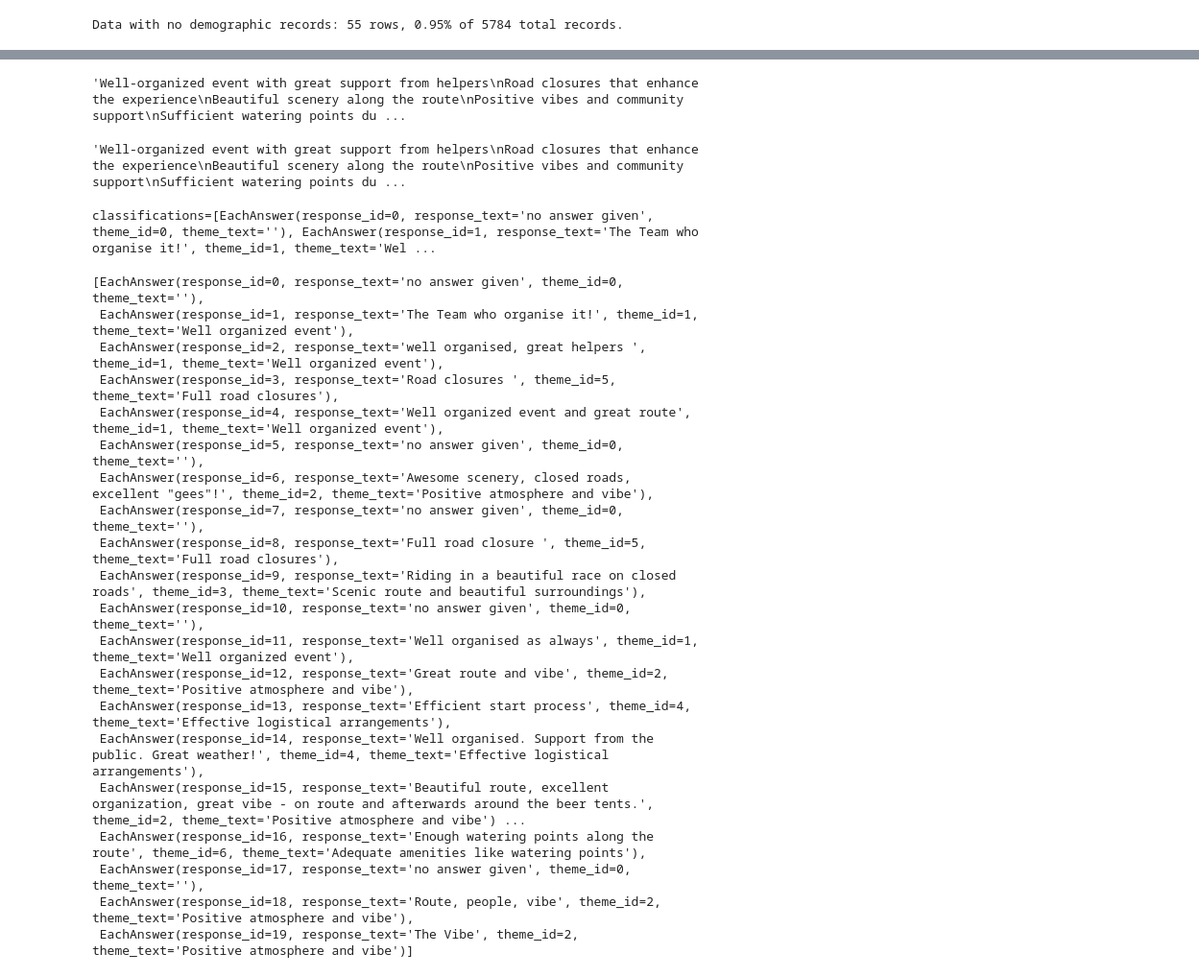
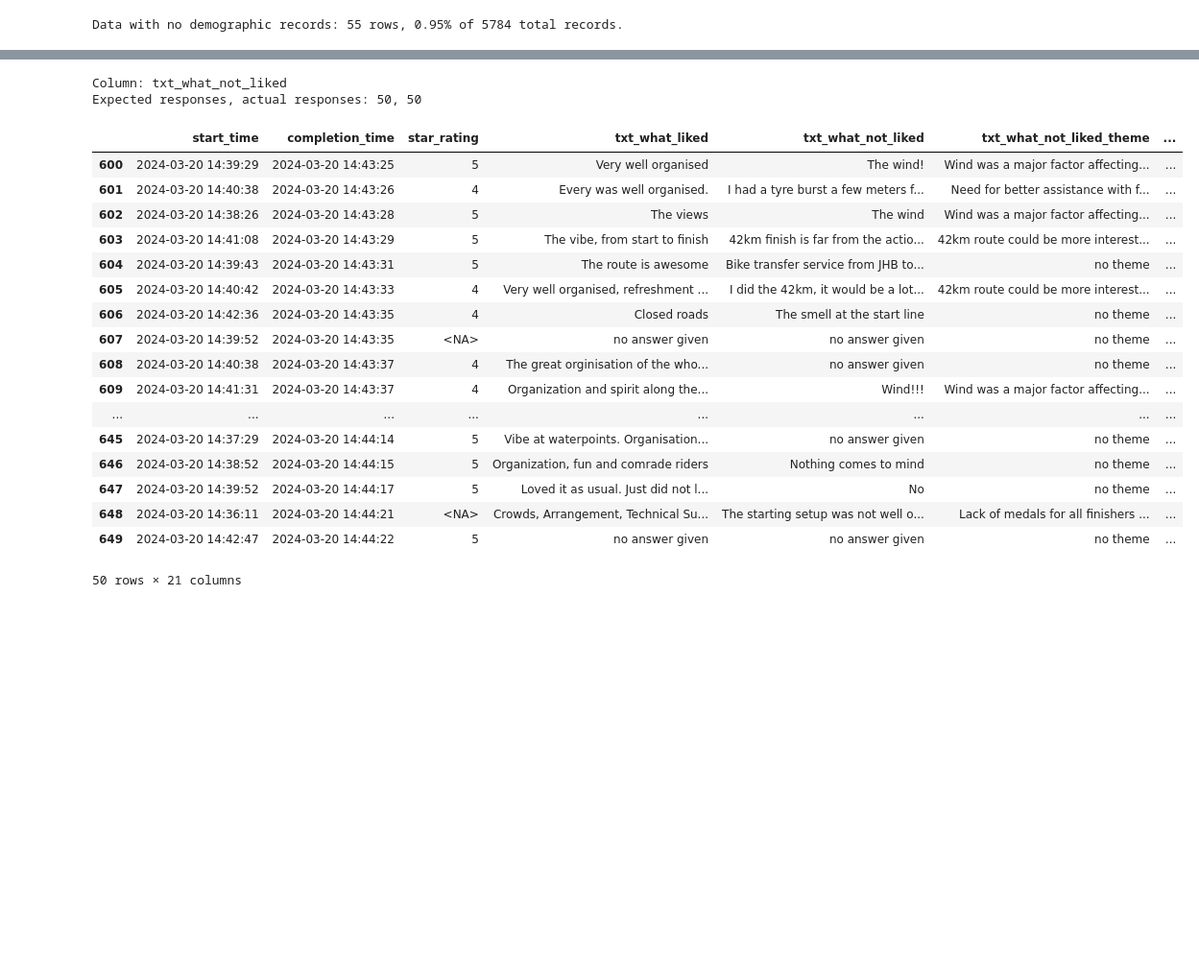
Before and after one commit to matthpau/Cycling-South-Africa, a Jupyter notebook: cycling_za.ipynb, the cells around one changed output, grey strips where cells are left out. Shown: that part at 96% size. Cells and saved outputs as stored; diff of their text form; code cells hidden in the pictures; blank space fills up the shorter version.

```diff
--- a/cycling_za.ipynb
+++ b/cycling_za.ipynb
@@ -5,5 +5,7 @@ import os
 from dotenv import load_dotenv
 import json
 from pydantic import BaseModel
+# %%
+CHAT_GPT_MODEL = "gpt-4o-mini"
 # %%
 from os.path import expanduser
@@ -143,13 +125,13 @@ def summarize_gpt(responses):
             {
                 "role": "user",
                 "content": f"""The following is a list of responses to a single question in a market research survey.
-                Create an overall list of themes extracted from all answers. There should be at most 7 themes. Each theme should be a maximum of 20 words.
+                Create an overall list of themes extracted from all answers. There shoud be at most 12 themes, and they should have mninimal overlap. Each theme should be a maximum of 20 words.
                 Here are the responses{responses}""",
             },
         ]
 
     completion   = client.beta.chat.completions.parse(
-        model="gpt-4o-mini",  # Specify the model you want to use
+        model=CHAT_GPT_MODEL,
         messages=messages,
         response_format=AllThemes,
     )
@@ -185,13 +167,15 @@ def theme_matching(themes, responses):
                 "content": f"""I will give you the responses used to generate the themes.
         For each response, I want you to identify which one of the themes most closely represents the response.
         For each response, return the index of the response, the response text, the index and text of the most representative theme.
-        However, if the response text is {no_answer_text}, there will be no theme. Return 0 as the theme index and leave the theme text empty.
+        However, if the response text is {no_answer_text}, there will be no theme. Return 0 as the theme index and give the theme as 'no theme'.
+        It is critically important that there be as many classifications in the output as there are responses in the input.
         Here are the responses {responses}:""",
             },
         ]
 
     completion = client.beta.chat.completions.parse(
-        model="gpt-4o-mini-2024-07-18",
+        model=CHAT_GPT_MODEL,
+        #model="gpt-4o-mini-2024-07-18",
         messages=messages,
         response_format=AllAnswers,
     )
@@ -233,38 +265,30 @@ output.themes
-# %%
-themes_for_input = "\n".join([theme.theme_text for theme in output.themes])
-themes_for_input
-# %% [output]
-'Well-organized event with great support from helpers\nRoad closures that enhance the experience\nBeautiful scenery along the route\nPositive vibes and community support\nSufficient watering points du ...
-# %%
-temp_themes_for_input = themes_for_input
-temp_themes_for_input
-# %% [output]
-'Well-organized event with great support from helpers\nRoad closures that enhance the experience\nBeautiful scenery along the route\nPositive vibes and community support\nSufficient watering points du ...
-# %%
-response = theme_matching(temp_themes_for_input, answers_list)
-response.classifications
-# %% [output]
-classifications=[EachAnswer(response_id=0, response_text='no answer given', theme_id=0, theme_text=''), EachAnswer(response_id=1, response_text='The Team who organise it!', theme_id=1, theme_text='Wel ...
-# %%
-response.classifications
-# %% [output]
-[EachAnswer(response_id=0, response_text='no answer given', theme_id=0, theme_text=''),
- EachAnswer(response_id=1, response_text='The Team who organise it!', theme_id=1, theme_text='Well organized event'),
- EachAnswer(response_id=2, response_text='well organised, great helpers ', theme_id=1, theme_text='Well organized event'),
- EachAnswer(response_id=3, response_text='Road closures ', theme_id=5, theme_text='Full road closures'),
- EachAnswer(response_id=4, response_text='Well organized event and great route', theme_id=1, theme_text='Well organized event'),
- EachAnswer(response_id=5, response_text='no answer given', theme_id=0, theme_text=''),
- EachAnswer(response_id=6, response_text='Awesome scenery, closed roads, excellent "gees"!', theme_id=2, theme_text='Positive atmosphere and vibe'),
- EachAnswer(response_id=7, response_text='no answer given', theme_id=0, theme_text=''),
- EachAnswer(response_id=8, response_text='Full road closure ', theme_id=5, theme_text='Full road closures'),
- EachAnswer(response_id=9, response_text='Riding in a beautiful race on closed roads', theme_id=3, theme_text='Scenic route and beautiful surroundings'),
- EachAnswer(response_id=10, response_text='no answer given', theme_id=0, theme_text=''),
- EachAnswer(response_id=11, response_text='Well organised as always', theme_id=1, theme_text='Well organized event'),
- EachAnswer(response_id=12, response_text='Great route and vibe', theme_id=2, theme_text='Positive atmosphere and vibe'),
- EachAnswer(response_id=13, response_text='Efficient start process', theme_id=4, theme_text='Effective logistical arrangements'),
- EachAnswer(response_id=14, response_text='Well organised. Support from the public. Great weather!', theme_id=4, theme_text='Effective logistical arrangements'),
- EachAnswer(response_id=15, response_text='Beautiful route, excellent organization, great vibe - on route and afterwards around the beer tents.', theme_id=2, theme_text='Positive atmosphere and vibe') ...
- EachAnswer(response_id=16, response_text='Enough watering points along the route', theme_id=6, theme_text='Adequate amenities like watering points'),
- EachAnswer(response_id=17, response_text='no answer given', theme_id=0, theme_text=''),
- EachAnswer(response_id=18, response_text='Route, people, vibe', theme_id=2, theme_text='Positive atmosphere and vibe'),
- EachAnswer(response_id=19, response_text='The Vibe', theme_id=2, theme_text='Positive atmosphere and vibe')]
+# %%
+working_data = all_data[600:650]
+
+response_list, classifications = classify_text_column(
+    working_data,
+    "txt_what_not_liked",
+)
+
+working_data
+# %% [output]
+Column: txt_what_not_liked
+Expected responses, actual responses: 50, 50
+|  | start_time | completion_time | star_rating | txt_what_liked | txt_what_not_liked | txt_what_not_liked_theme | ... |
+| 600 | 2024-03-20 14:39:29 | 2024-03-20 14:43:25 | 5 | Very well organised | The wind! | Wind was a major factor affecting... | ... |
+| 601 | 2024-03-20 14:40:38 | 2024-03-20 14:43:26 | 4 | Every was well organised. | I had a tyre burst a few meters f... | Need for better assistance with f... | ... |
+| 602 | 2024-03-20 14:38:26 | 2024-03-20 14:43:28 | 5 | The views | The wind | Wind was a major factor affecting... | ... |
+| 603 | 2024-03-20 14:41:08 | 2024-03-20 14:43:29 | 5 | The vibe, from start to finish | 42km finish is far from the actio... | 42km route could be more interest... | ... |
+| 604 | 2024-03-20 14:39:43 | 2024-03-20 14:43:31 | 5 | The route is awesome | Bike transfer service from JHB to... | no theme | ... |
+| 605 | 2024-03-20 14:40:42 | 2024-03-20 14:43:33 | 4 | Very well organised, refreshment ... | I did the 42km, it would be a lot... | 42km route could be more interest... | ... |
+| 606 | 2024-03-20 14:42:36 | 2024-03-20 14:43:35 | 4 | Closed roads | The smell at the start line | no theme | ... |
+| 607 | 2024-03-20 14:39:52 | 2024-03-20 14:43:35 | <NA> | no answer given | no answer given | no theme | ... |
+| 608 | 2024-03-20 14:40:38 | 2024-03-20 14:43:37 | 4 | The great orginisation of the who... | no answer given | no theme | ... |
+| 609 | 2024-03-20 14:41:31 | 2024-03-20 14:43:37 | 4 | Organization and spirit along the... | Wind!!! | Wind was a major factor affecting... | ... |
+| ... | ... | ... | ... | ... | ... | ... | ... |
+| 645 | 2024-03-20 14:37:29 | 2024-03-20 14:44:14 | 5 | Vibe at waterpoints. Organisation... | no answer given | no theme | ... |
+| 646 | 2024-03-20 14:38:52 | 2024-03-20 14:44:15 | 5 | Organization, fun and comrade riders | Nothing comes to mind | no theme | ... |
+| 647 | 2024-03-20 14:39:52 | 2024-03-20 14:44:17 | 5 | Loved it as usual. Just did not l... | No | no theme | ... |
+| 648 | 2024-03-20 14:36:11 | 2024-03-20 14:44:21 | <NA> | Crowds, Arrangement, Technical Su... | The starting setup was not well o... | Lack of medals for all finishers ... | ... |
+| 649 | 2024-03-20 14:42:47 | 2024-03-20 14:44:22 | 5 | no answer given | no answer given | no theme | ... |
+50 rows × 21 columns
```
Also changed, not shown: parts of 11 cells of this notebook, 2 other files.
